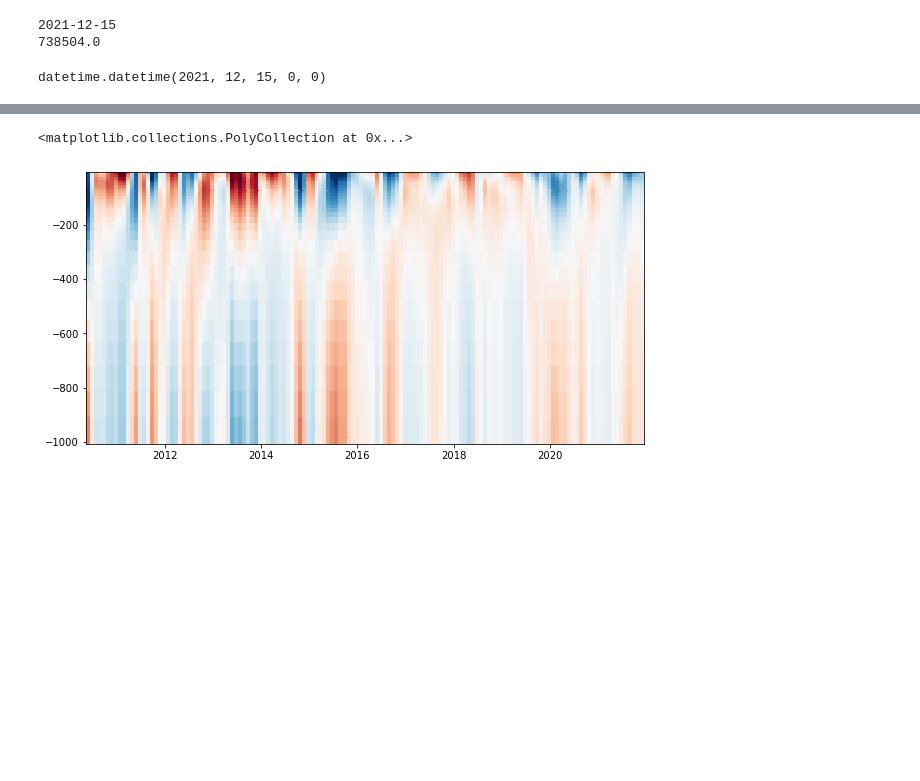
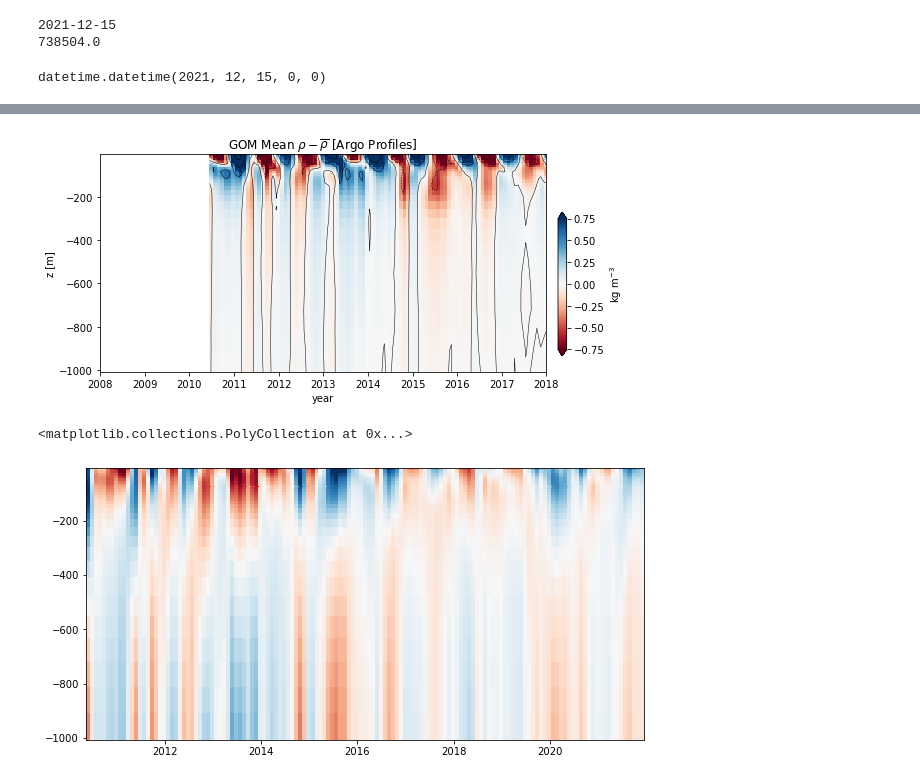
Before and after one commit to jakesteinberg/nasa_ostst, a Jupyter notebook: argo_landerer.ipynb, the cells around one changed output, grey strips where cells are left out. Drawn from its saved outputs; the diff is of its cells as text; code cells hidden in the pictures; blank space fills up the shorter version.

```diff
--- a/argo_landerer.ipynb
+++ b/argo_landerer.ipynb
@@ -182,3 +182,13 @@ cb = f.colorbar(pp, cax=cax, orientation='vertical', extend='both', label=r'kg m
+# %%
+f, ax = plt.subplots(1,1,figsize=(8,4))
+pp = ax.pcolor(t_rec,v_cell_z[0:29],rho_argo[0:29,:] - np.tile(rhobar[:,None],(1,len(t_rec))), cmap='RdBu', vmin=-0.75, vmax=0.75)
+ax.contour(t_rec,v_cell_z[0:29],rho_argo[0:29,:] - np.tile(rhobar[:,None],(1,len(t_rec))), level=[0], linewidths=0.5, colors='k')
+ax.set_title(r'GOM Mean $\rho - \overline{\rho}$ [Argo Profiles]')
+ax.set_ylabel('z [m]'); ax.set_xlabel('year'); ax.set_xlim([np.datetime64('2008-01-01T00:00:00Z'), np.datetime64('2018-01-01T00:00:00Z')])
+cbpos = [0.92, 0.18, 0.015, 0.5]; cax = f.add_axes(cbpos);
+cb = f.colorbar(pp, cax=cax, orientation='vertical', extend='both', label=r'kg m$^{-3}$')
+# %% [output]
+[figure, added]
 # %%
 z_i = np.arange(0,29)
 t_i = np.arange(4,len(t_rec))
```
Also changed, not shown: parts of 6 cells of this notebook, 2 other files.
